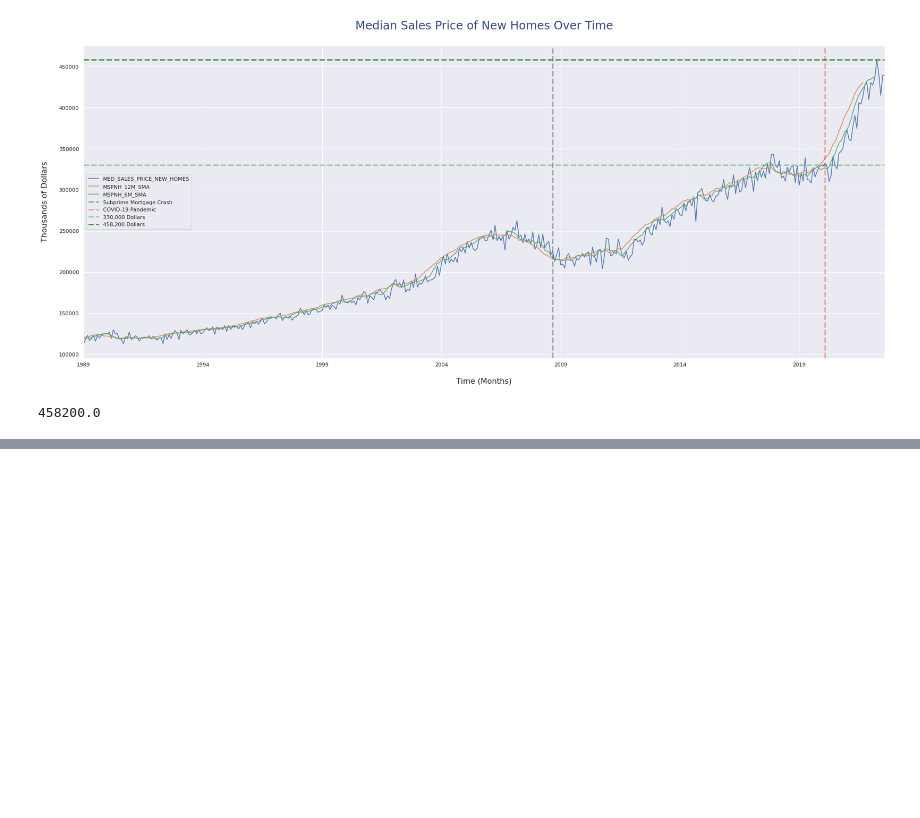
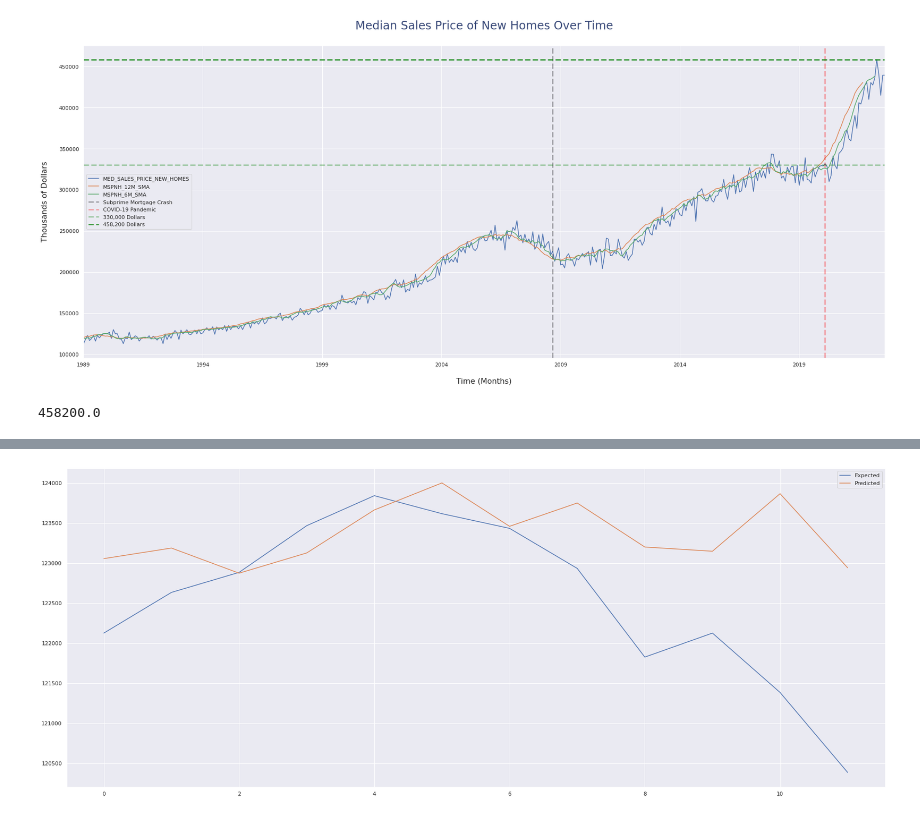
Before and after one commit to starkjones/US-Housing-Forecasting-w-FRED, a Jupyter notebook: US_Housing.ipynb, the cells around one changed output, grey strips where cells are left out. Cells and saved outputs as stored; diff of their text form; code cells hidden in the pictures; blank space fills up the shorter version.

```diff
--- a/US_Housing.ipynb
+++ b/US_Housing.ipynb
@@ -395,0 +498,90 @@ df['MED_SALES_PRICE_NEW_HOMES'].max()
+# %%
+# transform a time series dataset into a supervised learning dataset:
+
+def series_to_supervised(data, n_in=1, n_out=1, dropnan=True):
+	n_vars = 1 if type(data) is list else data.shape[1]
+	df = DataFrame(data)
+	cols = list()
+
+	# input sequence (t-n, ... t-1)
+	for i in range(n_in, 0, -1):
+		cols.append(df.shift(i))
+
+	# forecast sequence (t, t+1, ... t+n)
+	for i in range(0, n_out):
+		cols.append(df.shift(-i))
+
+	# put it all together
+	agg = concat(cols, axis=1)
+
+	# drop rows with NaN values
+	if dropnan:
+		agg.dropna(inplace=True)
+	return agg.values
+
+# split a multi-variate dataset into train/test sets:
+def train_test_split(data, n_test):
+	return data[:-n_test, :], data[-n_test:, :]
+
+# fit a random forest model and make a one step prediction:
+
+def random_forest_forecast(X_train, X_test):
+
+	# transform list into array
+	train = asarray(X_train)
+
+	# split into input and output columns
+	X_train, y_train = train[:, :-1], train[:, -1]
+
+	# fit model
+	model = RandomForestRegressor(n_estimators=100)
+	model.fit(X_train, y_train)
+
+	# make a one-step prediction
+	yhat = model.predict([X_test])
+	return yhat[0]
+
+# walk-forward validation for univariate data
+
+def walk_forward_validation(data, n_test):
+	predictions = list()
+
+	# split dataset
+	train, test = train_test_split(data, n_test)
+
+	# seed history with training dataset
+	history = [x for x in train]
+
+	# step over each time-step in the test set
+	for i in range(len(test)):
+		# split test row into input and output columns
+		X_test, y_test = test[i, :-1], test[i, -1]
+		# fit model on history and make a prediction
+		yhat = random_forest_forecast(history, X_test)
+		# store forecast in list of predictions
+		predictions.append(yhat)
+		# add actual observation to history for the next loop
+		history.append(test[i])
+		# summarize progress
+		print('>expected=%.1f, predicted=%.1f' % (y_test, yhat))
+	# estimate prediction error
+	error = mean_absolute_error(test[:, -1], predictions)
+	return error, test[:, -1], predictions
+
+
+values = df.values
+# transform the time series data into supervised learning
+data = series_to_supervised(values, n_in=6)
+
+# evaluate
+mae, y, yhat = walk_forward_validation(data, 12)
+print('MAE: %.3f' % mae)
+
+# plot expected vs predicted
+fig, axes = plt.subplots(nrows=1, ncols =1, figsize= (30,12))
+
+pyplot.plot(y, label='Expected')
+pyplot.plot(yhat, label='Predicted')
+pyplot.legend()
+pyplot.show()
+# %% [output]
@@ -395,0 +601 @@ df['MED_SALES_PRICE_NEW_HOMES'].max()
+[figure, added]
```
Also changed, not shown: parts of 8 cells of this notebook.
